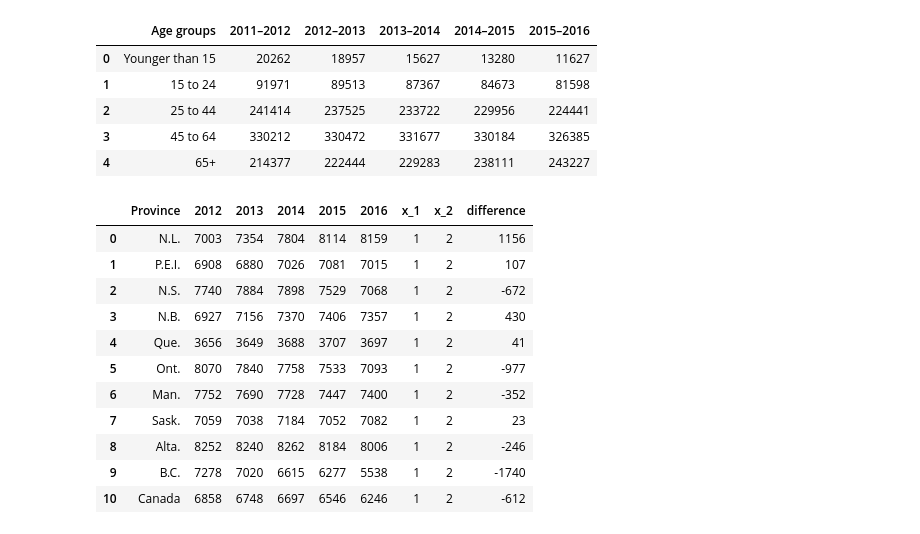
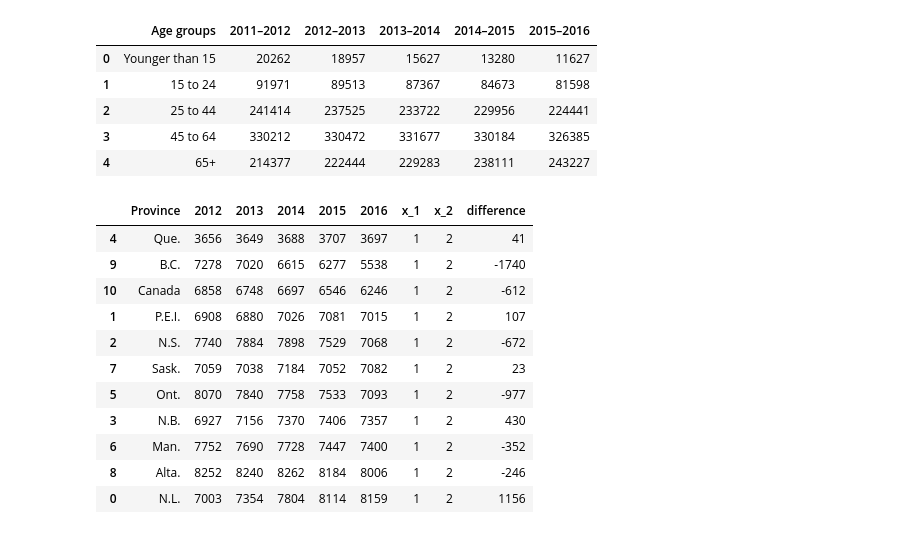
Before and after one commit to JulienAssouline/data-studios-projects, a Jupyter notebook: code/Opioid Canada/Opioid in Canada.ipynb, the cells around one changed output. Cells and saved outputs as stored; diff of their text form; code cells hidden in the pictures.

```diff
--- a/code/Opioid Canada/Opioid in Canada.ipynb
+++ b/code/Opioid Canada/Opioid in Canada.ipynb
@@ -164,20 +165,21 @@ df_province_p["x_1"] = 1
 df_province_p["x_2"] = 2
 # %%
 df_province_p["difference"] = df_province_p[2016] - df_province_p[2012]
-# %%
-df_province_p
-# %% [output]
-|  | Province | 2012 | 2013 | 2014 | 2015 | 2016 | x_1 | x_2 | difference |
-| 0 | N.L. | 7003 | 7354 | 7804 | 8114 | 8159 | 1 | 2 | 1156 |
-| 1 | P.E.I. | 6908 | 6880 | 7026 | 7081 | 7015 | 1 | 2 | 107 |
-| 2 | N.S. | 7740 | 7884 | 7898 | 7529 | 7068 | 1 | 2 | -672 |
-| 3 | N.B. | 6927 | 7156 | 7370 | 7406 | 7357 | 1 | 2 | 430 |
-| 4 | Que. | 3656 | 3649 | 3688 | 3707 | 3697 | 1 | 2 | 41 |
-| 5 | Ont. | 8070 | 7840 | 7758 | 7533 | 7093 | 1 | 2 | -977 |
-| 6 | Man. | 7752 | 7690 | 7728 | 7447 | 7400 | 1 | 2 | -352 |
-| 7 | Sask. | 7059 | 7038 | 7184 | 7052 | 7082 | 1 | 2 | 23 |
-| 8 | Alta. | 8252 | 8240 | 8262 | 8184 | 8006 | 1 | 2 | -246 |
-| 9 | B.C. | 7278 | 7020 | 6615 | 6277 | 5538 | 1 | 2 | -1740 |
-| 10 | Canada | 6858 | 6748 | 6697 | 6546 | 6246 | 1 | 2 | -612 |
+# %%
+df_province_p = df_province_p.sort_values(by = 2016)
+df_province_p
+# %% [output]
+|  | Province | 2012 | 2013 | 2014 | 2015 | 2016 | x_1 | x_2 | difference |
+| 4 | Que. | 3656 | 3649 | 3688 | 3707 | 3697 | 1 | 2 | 41 |
+| 9 | B.C. | 7278 | 7020 | 6615 | 6277 | 5538 | 1 | 2 | -1740 |
+| 10 | Canada | 6858 | 6748 | 6697 | 6546 | 6246 | 1 | 2 | -612 |
+| 1 | P.E.I. | 6908 | 6880 | 7026 | 7081 | 7015 | 1 | 2 | 107 |
+| 2 | N.S. | 7740 | 7884 | 7898 | 7529 | 7068 | 1 | 2 | -672 |
+| 7 | Sask. | 7059 | 7038 | 7184 | 7052 | 7082 | 1 | 2 | 23 |
+| 5 | Ont. | 8070 | 7840 | 7758 | 7533 | 7093 | 1 | 2 | -977 |
+| 3 | N.B. | 6927 | 7156 | 7370 | 7406 | 7357 | 1 | 2 | 430 |
+| 6 | Man. | 7752 | 7690 | 7728 | 7447 | 7400 | 1 | 2 | -352 |
+| 8 | Alta. | 8252 | 8240 | 8262 | 8184 | 8006 | 1 | 2 | -246 |
+| 0 | N.L. | 7003 | 7354 | 7804 | 8114 | 8159 | 1 | 2 | 1156 |
 # %%
 df_province_p.to_csv("Opioid_prescriptions_provinces.csv")
```
Also changed, not shown: parts of 2 cells of this notebook, 7 other files.
